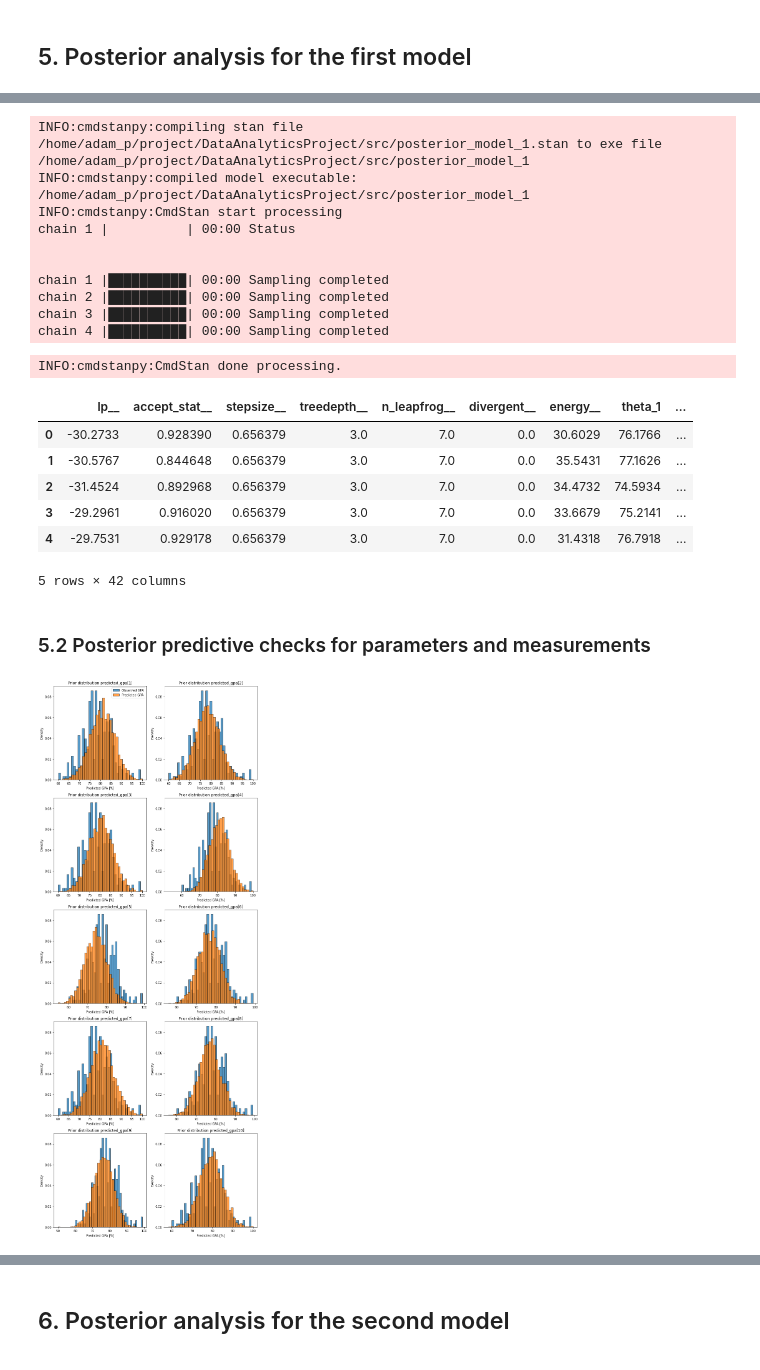
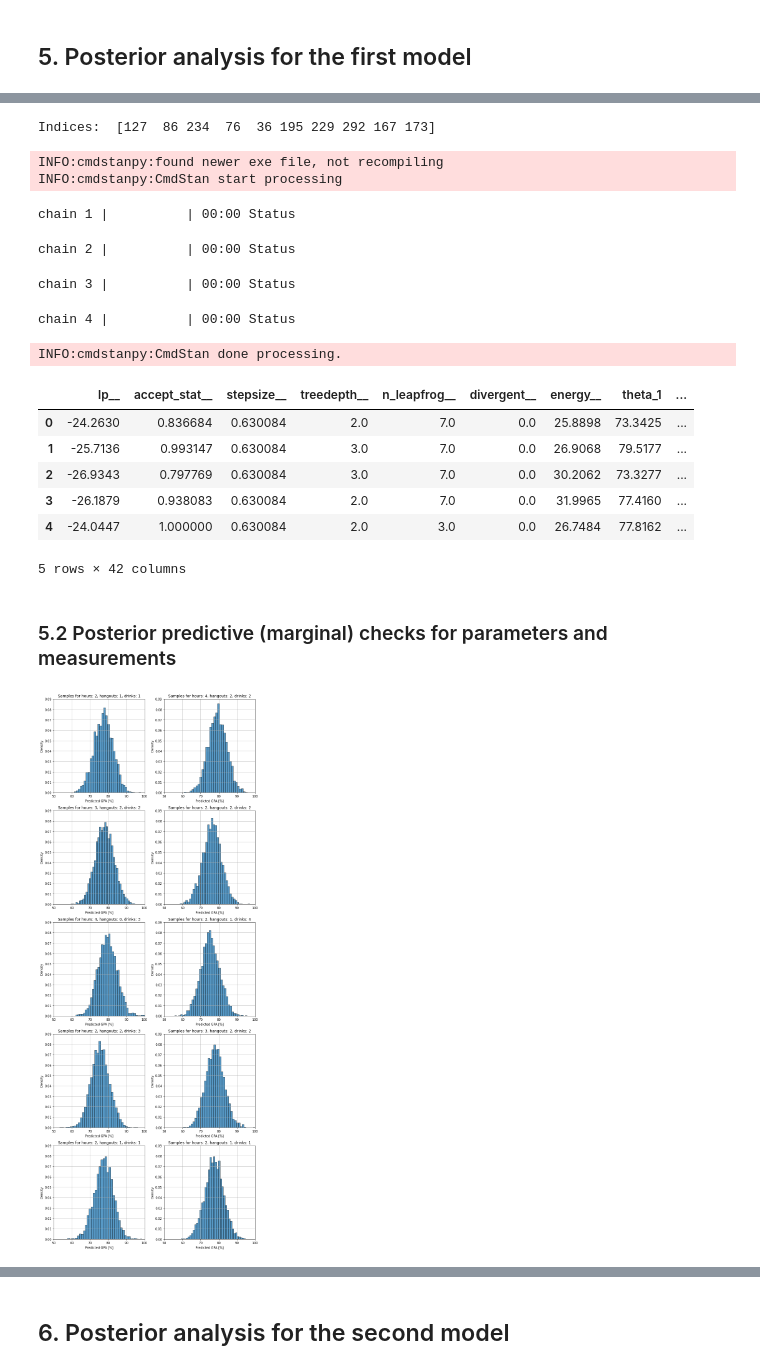
Before and after one commit to DanielJurkowski/DataAnalyticsProject, a Jupyter notebook: notebook.ipynb, the cells around one changed output, grey strips where cells are left out. Saved outputs shown, nothing was run; the diff lists cells and outputs as text; code cells hidden in the pictures.

```diff
--- a/notebook.ipynb
+++ b/notebook.ipynb
@@ -577,3 +549,7 @@ drinks_array = np.linspace(data['Drinks'].min(), data['Drinks'].max(), 10)
+# %%
+hours_array = list(np.random.choice(range(5), 10))
+hangouts_array = list(np.random.choice(range(5), 10))
+drinks_array = list(np.random.choice(range(5), 10))
 # %%
 prior_model_1 = CmdStanModel(stan_file='src/prior_model_1.stan')
 
@@ -724,14 +707,12 @@ for i, column in enumerate(columns):
     row = i // 2
     col = i % 2
     ax = axes[row, col]
+    sns.histplot(df_2[column], ax=ax, bins=35, stat='density')
 
-    sns.histplot(data['Current GPA'], ax=ax, bins=len(data['Current GPA'].unique()))
-    sns.histplot(df_2[column], ax=ax, bins=30)
-
-    ax.set_title(f'Prior distribution {column}')
+    ax.set_title(f'Samples for hours: {hours_array[i]}, hangouts: {hangouts_array[i]}, drinks: {drinks_array[i]}')
     ax.set_xlabel('Predicted GPA [%]')
-    if i == 0:
-        ax.legend(['Observed GPA', 'Predicted GPA'])
+    ax.set_xticks(range(50, 100, 10))
+    ax.grid()
 
 plt.tight_layout()
 plt.show()
@@ -751,0 +721,14 @@ plt.show()
+# %%
+parameters = ['theta_1', 'theta_2', 'theta_3', 'theta_4', 'theta_5']
+
+fig, axes = plt.subplots(3, 2, figsize=(10, 10))
+for i, param in enumerate(parameters):
+    row = i // 2
+    col = i % 2
+    ax = axes[row, col]
+    sns.histplot(df_2[param], ax=ax, bins=30, stat='density')
+    ax.grid()
+
+fig.delaxes(axes[2][1])
+plt.tight_layout()
+plt.show()
@@ -760,57 +759,57 @@ np.random.seed(2024)
+# %%
+indexes = np.random.choice(range(len(data)), 10, replace=False)
+print("Indices: ", indexes)
+# %% [output]
+Indices:  [127  86 234  76  36 195 229 292 167 173]
 # %%
 posterior_model_1 = CmdStanModel(stan_file='src/posterior_model_1.stan')
 
-indexes = list(np.random.choice(range(295), 10, replace=False))
 data_fit = {'N': 10,
             'hours': (data['Studying hours'][indexes]),
             'hangouts': (data['Hangouts'][indexes]),
             'drinks': (data['Drinks'][indexes]),
             'gpa': data['Current GPA'][indexes]}
 
-model_fit_1 = posterior_model_1.sample(data=data_fit, seed=2024)
+model_fit_1 = posterior_model_1.sample(data=data_fit, seed=seed)
 
 df_3 = model_fit_1.draws_pd()
 df_3.head()
 # %% [output]
-INFO:cmdstanpy:compiling stan file /home/adam_p/project/DataAnalyticsProject/src/posterior_model_1.stan to exe file /home/adam_p/project/DataAnalyticsProject/src/posterior_model_1
-INFO:cmdstanpy:compiled model executable: /home/adam_p/project/DataAnalyticsProject/src/posterior_model_1
+INFO:cmdstanpy:found newer exe file, not recompiling
 INFO:cmdstanpy:CmdStan start processing
-chain 1 |          | 00:00 Status
-
-
-chain 1 |██████████| 00:00 Sampling completed
-chain 2 |██████████| 00:00 Sampling completed
-chain 3 |██████████| 00:00 Sampling completed
-chain 4 |██████████| 00:00 Sampling completed
-INFO:cmdstanpy:CmdStan done processing.
+chain 1 |          | 00:00 Status
+chain 2 |          | 00:00 Status
+chain 3 |          | 00:00 Status
+chain 4 |          | 00:00 Status
+INFO:cmdstanpy:CmdStan done processing.
 |  | lp__ | accept_stat__ | stepsize__ | treedepth__ | n_leapfrog__ | divergent__ | energy__ | theta_1 | ... |
-| 0 | -30.2733 | 0.928390 | 0.656379 | 3.0 | 7.0 | 0.0 | 30.6029 | 76.1766 | ... |
-| 1 | -30.5767 | 0.844648 | 0.656379 | 3.0 | 7.0 | 0.0 | 35.5431 | 77.1626 | ... |
-| 2 | -31.4524 | 0.892968 | 0.656379 | 3.0 | 7.0 | 0.0 | 34.4732 | 74.5934 | ... |
-| 3 | -29.2961 | 0.916020 | 0.656379 | 3.0 | 7.0 | 0.0 | 33.6679 | 75.2141 | ... |
-| 4 | -29.7531 | 0.929178 | 0.656379 | 3.0 | 7.0 | 0.0 | 31.4318 | 76.7918 | ... |
+| 0 | -24.2630 | 0.836684 | 0.630084 | 2.0 | 7.0 | 0.0 | 25.8898 | 73.3425 | ... |
+| 1 | -25.7136 | 0.993147 | 0.630084 | 3.0 | 7.0 | 0.0 | 26.9068 | 79.5177 | ... |
+| 2 | -26.9343 | 0.797769 | 0.630084 | 3.0 | 7.0 | 0.0 | 30.2062 | 73.3277 | ... |
+| 3 | -26.1879 | 0.938083 | 0.630084 | 2.0 | 7.0 | 0.0 | 31.9965 | 77.4160 | ... |
+| 4 | -24.0447 | 1.000000 | 0.630084 | 2.0 | 3.0 | 0.0 | 26.7484 | 77.8162 | ... |
-5 rows × 42 columns
+5 rows × 42 columns
 # %% [markdown]
-### 5.2 Posterior predictive checks for parameters and measurements
+### 5.2 Posterior predictive (marginal) checks for parameters and measurements
 # %%
 columns = [f'predicted_gpa[{i+1}]' for i in range(10)]
 
 fig, axes = plt.subplots(5, 2, figsize=(10, 25))
 
 for i, column in enumerate(columns):
     row = i // 2
     col = i % 2
     ax = axes[row, col]
-
-    sns.histplot(data['Current GPA'], ax=ax, bins=len(data['Current GPA'].unique()), stat='density')
     sns.histplot(df_3[column], ax=ax, bins=len(data['Current GPA'].unique()), stat='density')
 
-    ax.set_title(f'Prior distribution {column}')
+    ax.set_title(f'Samples for hours: {data["Studying hours"][indexes[i]]}, hangouts: {data["Hangouts"][indexes[i]]}, drinks: {data["Drinks"][indexes[i]]}')
     ax.set_xlabel('Predicted GPA [%]')
-    if i == 0:
-        ax.legend(['Observed GPA', 'Predicted GPA'])
+    ax.set_xticks(range(50, 101, 10))
+    ax.set_xlim(50, 100)
+    ax.set_yticks(np.linspace(0, 0.09, 10))
+    ax.grid()
 
 plt.tight_layout()
 plt.show()
 # %% [output]
-[figure, old version]
+[figure, new version]
```
Also changed, not shown: parts of 66 cells of this notebook, 8 other files.
